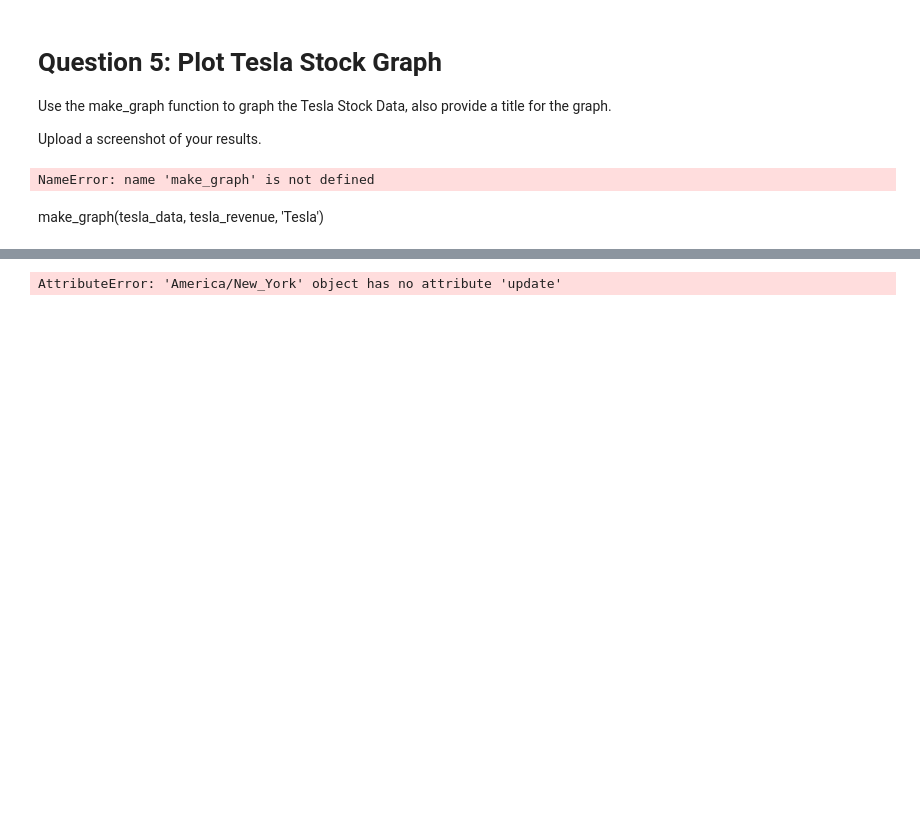
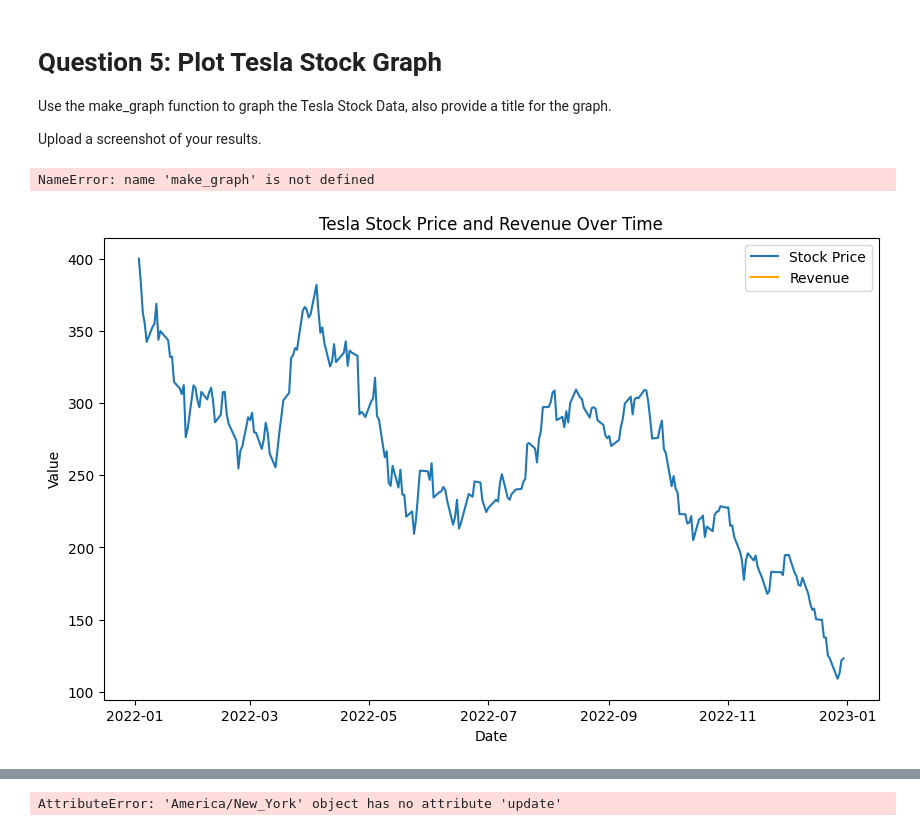
Before and after one commit to MokshaDill/Final_Assignment_IBM, a Jupyter notebook: Assignment.ipynb, the cells around one changed output, grey strips where cells are left out. Saved outputs shown, nothing was run; the diff lists cells and outputs as text; code cells hidden in the pictures; blank space fills up the shorter version.

```diff
--- a/Assignment.ipynb
+++ b/Assignment.ipynb
@@ -121,5 +121,3 @@ def make_graph(data, revenue, company_name):
     plt.ylabel('Value')
     plt.legend()
     plt.show()
-# %% [markdown]
-make_graph(tesla_data, tesla_revenue, 'Tesla')
@@ -131,0 +124,4 @@ Upload a screenshot of your results.
+# %%
+make_graph(tesla_data, tesla_revenue, 'Tesla')
+# %% [output]
+[figure, added]
```
Also changed, not shown: parts of 2 cells of this notebook.
